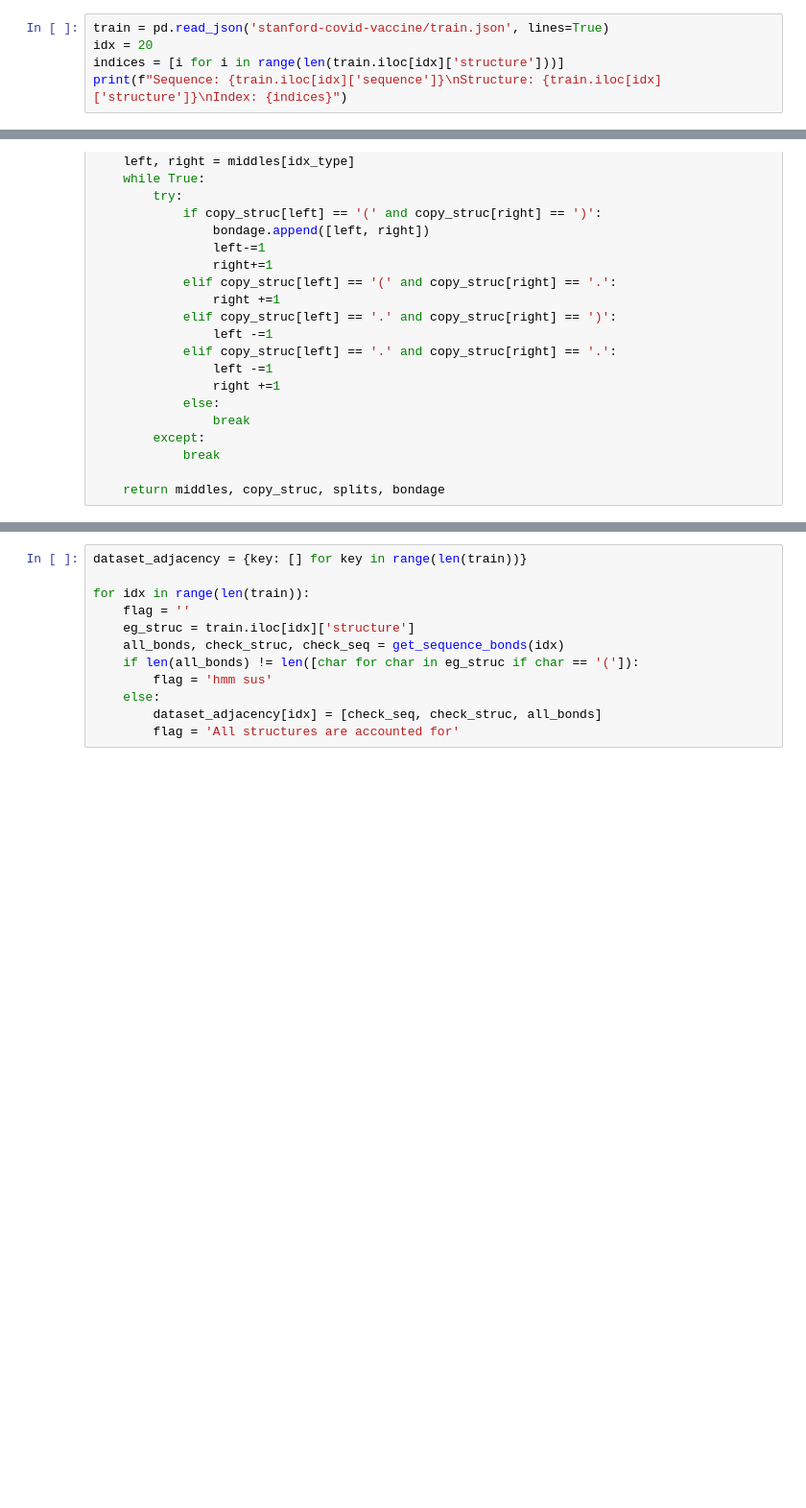
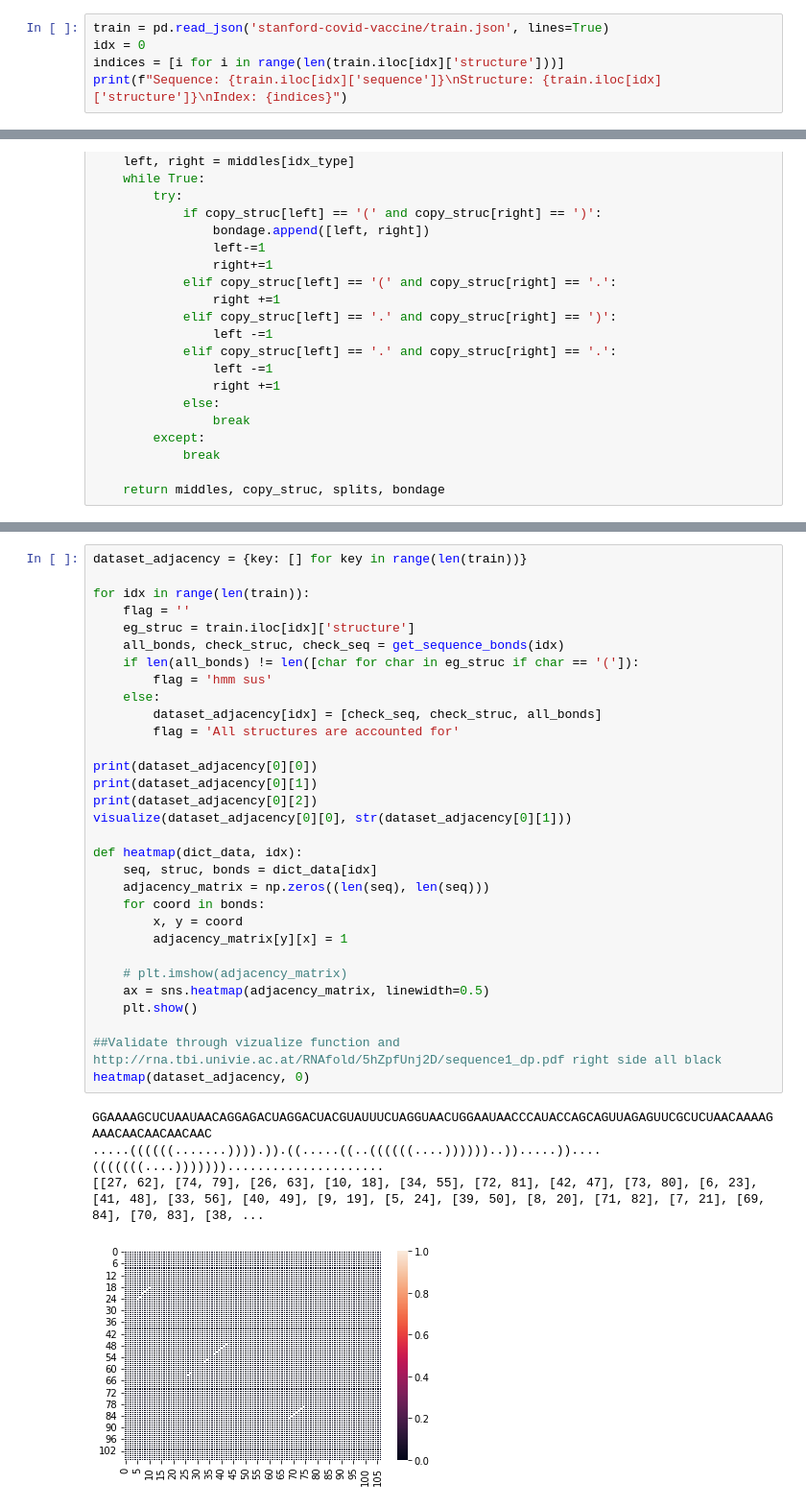
Before and after one commit to devpatelio/mrna-degredation, a Jupyter notebook: explore.ipynb, the cells around one changed output, grey strips where cells are left out. Shown at 96% size. Cells and saved outputs as stored; diff of their text form; blank space fills up the shorter version.

```diff
--- a/explore.ipynb
+++ b/explore.ipynb
@@ -13,6 +15,6 @@ import numpy as np
 # %%
 train = pd.read_json('stanford-covid-vaccine/train.json', lines=True)
-idx = 20
+idx = 0
 indices = [i for i in range(len(train.iloc[idx]['structure']))]
 print(f"Sequence: {train.iloc[idx]['sequence']}\nStructure: {train.iloc[idx]['structure']}\nIndex: {indices}")
 # %% [output]
@@ -162,12 +165,36 @@ def get_sequence_bonds(idx):
 # %%
 dataset_adjacency = {key: [] for key in range(len(train))}
 
 for idx in range(len(train)):
     flag = ''
     eg_struc = train.iloc[idx]['structure']
     all_bonds, check_struc, check_seq = get_sequence_bonds(idx)
     if len(all_bonds) != len([char for char in eg_struc if char == '(']):
         flag = 'hmm sus'
     else:
         dataset_adjacency[idx] = [check_seq, check_struc, all_bonds]
         flag = 'All structures are accounted for'
+
+print(dataset_adjacency[0][0])
+print(dataset_adjacency[0][1])
+print(dataset_adjacency[0][2])
+visualize(dataset_adjacency[0][0], str(dataset_adjacency[0][1]))
+
+def heatmap(dict_data, idx):
+    seq, struc, bonds = dict_data[idx]
+    adjacency_matrix = np.zeros((len(seq), len(seq)))
+    for coord in bonds:
+        x, y = coord
+        adjacency_matrix[y][x] = 1
+
+    # plt.imshow(adjacency_matrix)
+    ax = sns.heatmap(adjacency_matrix, linewidth=0.5)
+    plt.show()
+
+##Validate through vizualize function and http://rna.tbi.univie.ac.at/RNAfold/5hZpfUnj2D/sequence1_dp.pdf right side all black
+heatmap(dataset_adjacency, 0)
+# %% [output]
+GGAAAAGCUCUAAUAACAGGAGACUAGGACUACGUAUUUCUAGGUAACUGGAAUAACCCAUACCAGCAGUUAGAGUUCGCUCUAACAAAAGAAACAACAACAACAAC
+.....((((((.......)))).)).((.....((..((((((....))))))..)).....))....(((((((....))))))).....................
+[[27, 62], [74, 79], [26, 63], [10, 18], [34, 55], [72, 81], [42, 47], [73, 80], [6, 23], [41, 48], [33, 56], [40, 49], [9, 19], [5, 24], [39, 50], [8, 20], [71, 82], [7, 21], [69, 84], [70, 83], [38, ...
+[figure, added]
```
Also changed, not shown: parts of 13 cells of this notebook.
